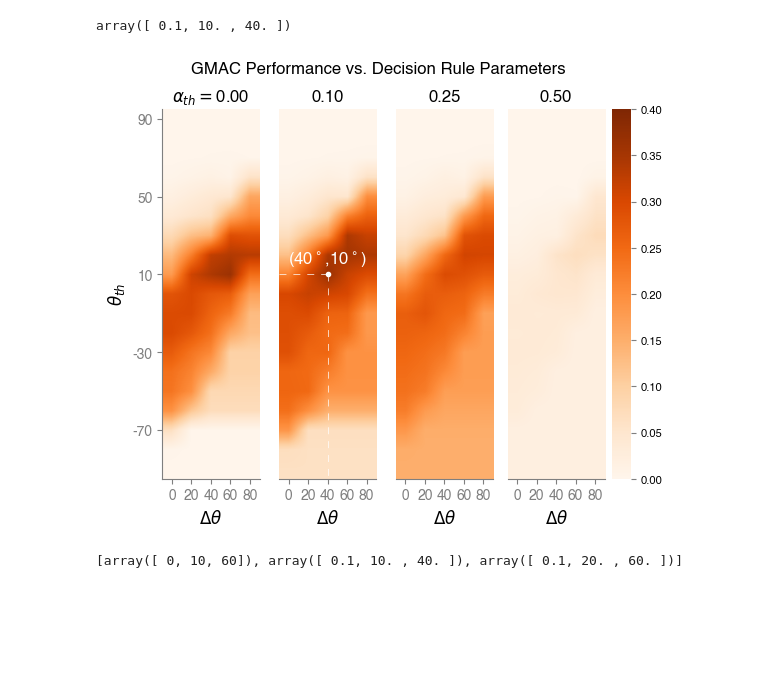
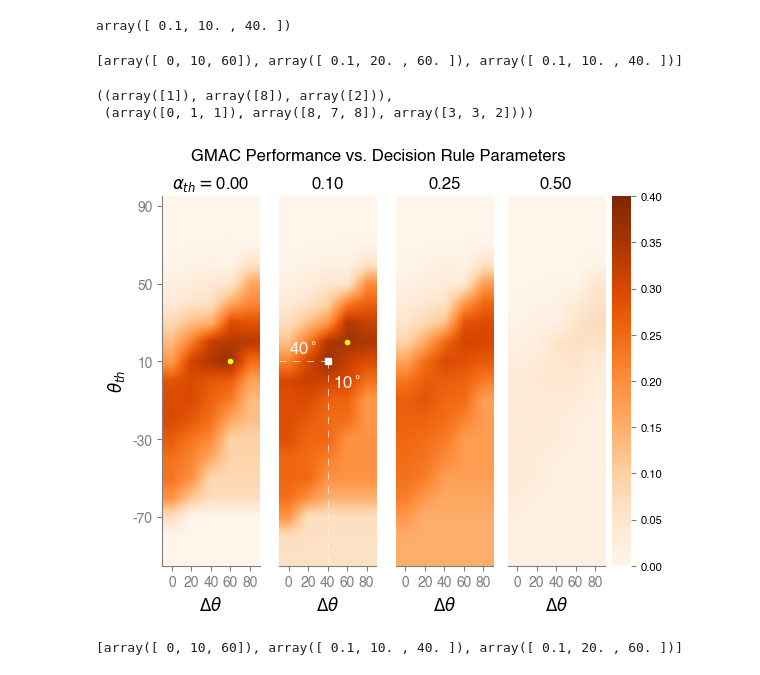
Before and after one commit to siva82kb/gmac, a Jupyter notebook: notebooks/04-paper_plots.ipynb, the cells around one changed output. Cells and saved outputs as stored; diff of their text form; code cells hidden in the pictures; blank space fills up the shorter version.

```diff
--- a/notebooks/04-paper_plots.ipynb
+++ b/notebooks/04-paper_plots.ipynb
@@ -403,6 +403,24 @@ bestarg = np.array([gmac_param_ranges["am_th"][maxinx[0][0]],
 bestarg
 # %% [output]
 array([ 0.1, 10. , 40. ])
+# %%
+# How different is the maximum?
+_perf = perf[:, ::-1, :]
+# Maximum performance
+maxperf = np.max(_perf)
+minperf = np.min(_perf)
+_inx = (100 * (_perf - minperf) / (maxperf - minperf)) > 95
+perfinx = np.where(_inx)
+[np.array([gmac_param_ranges["am_th"][perfinx[0][i]],
+           gmac_param_ranges["p_th"][::-1][perfinx[1][i]],
+           gmac_param_ranges["p_th_band"][perfinx[2][i]]]) for i in range(len(perfinx[0]))]
+# %% [output]
+[array([ 0, 10, 60]), array([ 0.1, 20. , 60. ]), array([ 0.1, 10. , 40. ])]
+# %%
+maxinx, perfinx
+# %% [output]
+((array([1]), array([8]), array([2])),
+ (array([0, 1, 1]), array([8, 7, 8]), array([3, 3, 2])))
 # %%
 fig = plt.figure()
 showinx = [1, 4, 5, 6]
@@ -436,9 +454,13 @@ for i, _amth in enumerate(gmac_param_ranges["am_th"]):
     ax.set_xlabel(r'$\Delta\theta$', fontsize=12)
     ax.xaxis.set_tick_params(color='tab:grey')
 
+    # Plot the points with 95% of the max. performance
+    if i in perfinx[0]:
+        ax.plot(perfinx[2][i], perfinx[1][i], 'o', color='yellow', markersize=3)
+
     # Plot the max. point.
     if i == maxinx[0][0]:
-        ax.plot(maxinx[2][0], maxinx[1][0], 'o', color='white', markersize=3)
+        ax.plot(maxinx[2][0], maxinx[1][0], 's', color='white', markersize=5)
         ax.plot([maxinx[2][0], maxinx[2][0]],
                 [maxinx[1][0], len(gmac_param_ranges["p_th"]) - 0.5], lw=0.5,
                 linestyle='dashed', dashes=(10, 10),
@@ -448,40 +470,50 @@ for i, _amth in enumerate(gmac_param_ranges["am_th"]):
                 linestyle='dashed', dashes=(10, 10),
                 color='white')
         # Show the max. argument
-        ax.text(maxinx[2][0] - 0.0, maxinx[1][0] - 0.25,
-                (f"({bestarg[2]:0.0f}"
-                 + r"$^\circ$,"
-                 + f"{bestarg[1]:0.0f}"
-                 + r"$^\circ$)"),
+        ax.text(maxinx[2][0] - 1.25, maxinx[1][0] - 0.25,
+                (f"{bestarg[2]:0.0f}"
+                 + r"$^\circ$"),
                 color='white', ha='center', va='bottom',
                 fontsize=12)
+        ax.text(maxinx[2][0] + 1, maxinx[1][0] + 1.5,
+                (f"{bestarg[1]:0.0f}"
+                 + r"$^\circ$"),
+                color='white', ha='center', va='bottom',
+                fontsize=12)
+        # ax.text(maxinx[2][0] - 0.0, maxinx[1][0] - 0.25,
+        #         (f"({bestarg[2]:0.0f}"
+        #          + r"$^\circ$,"
+        #          + f"{bestarg[1]:0.0f}"
+        #          + r"$^\circ$)"),
+        #         color='white', ha='center', va='bottom',
+        #         fontsize=12)
 
     # Set the plot title
     if i == 0:
         ax.set_title(r'$\alpha_{th} = $' + f"{_amth:0.2f}")
     else:
         ax.set_title(f"{_amth:0.2f}")
 
     # Color map
     if i == len(gmac_param_ranges["am_th"]) - 1:
         _cbar = plt.colorbar(_hm)
         # Modify colorbar settings
         _cbar.ax.tick_params(labelsize=8)  # Set tick label font size
         # _cbar.set_ticks([0.2, 0.4, 0.6, 0.8, 1.0])  # Set custom tick positions
         # _cbar.set_ticklabels(['Low', 'Medium', 'High', 'Very High', 'Max'])  # Set custom tick labels
         _cbar.set_alpha(0.7)  # Set colorbar opacity (alpha value)
         _cbar.outline.set_linewidth(0.)  # Set the colorbar outline thickness
         _cbar.ax.yaxis.set_tick_params(color='tab:gray')
 
 
 plt.suptitle("GMAC Performance vs. Decision Rule Parameters")
 plt.subplots_adjust(wspace=-0.2)
 
 # Save plot
 fig.savefig(pathlib.Path(basedir, "gmac_perf_hm.pdf"), bbox_inches="tight")
 fig.savefig(pathlib.Path(basedir, "gmac_perf_hm.svg"), bbox_inches="tight")
 # %% [output]
-[figure, old version]
+[figure, new version]
 # %%
 # Get the performance of the left out subject for the best parameters.
 _inx = ((gmac_perf.am_th == bestarg[0]) &
```
Also changed, not shown: parts of 7 cells of this notebook, 12 other files.
